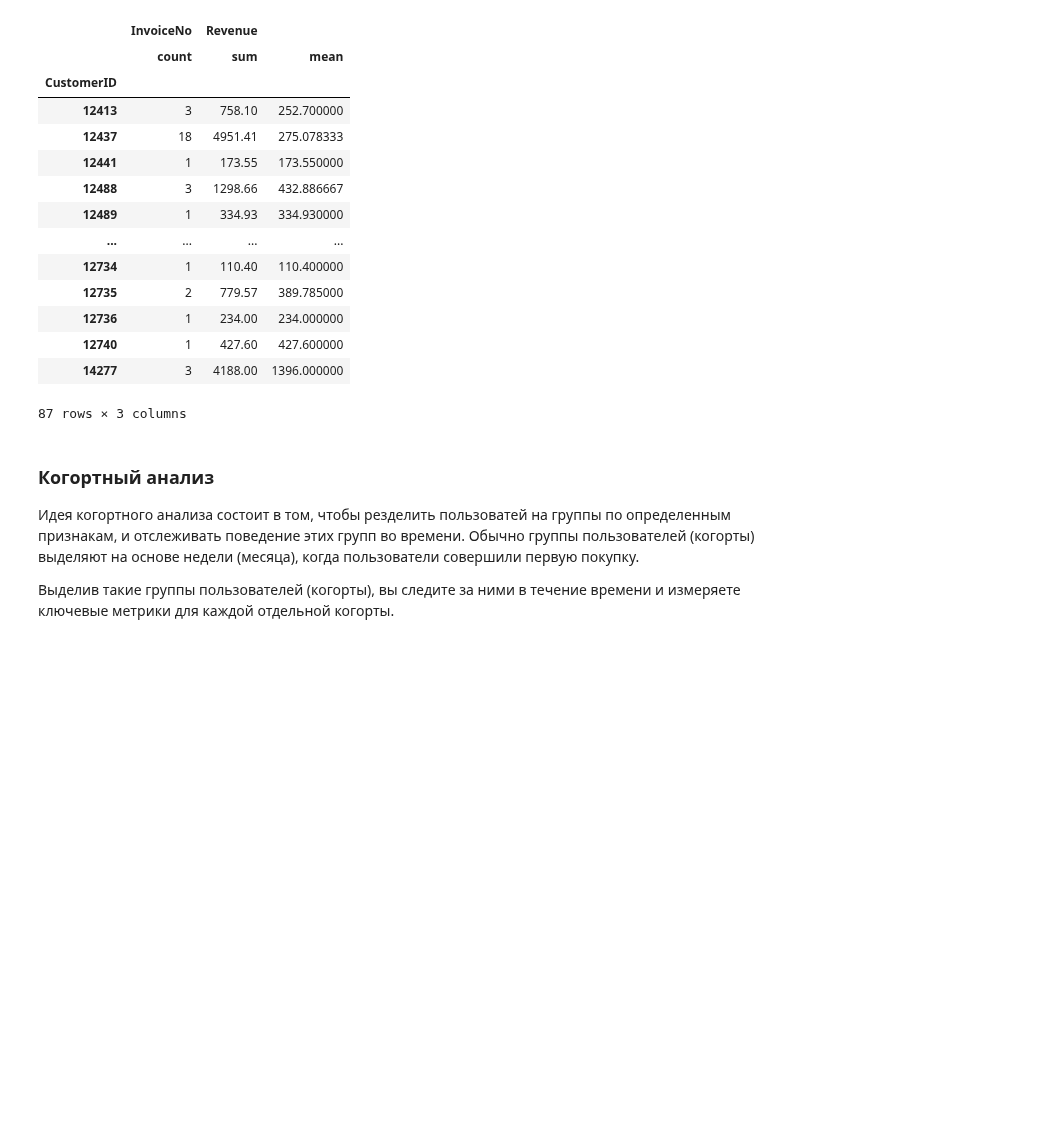
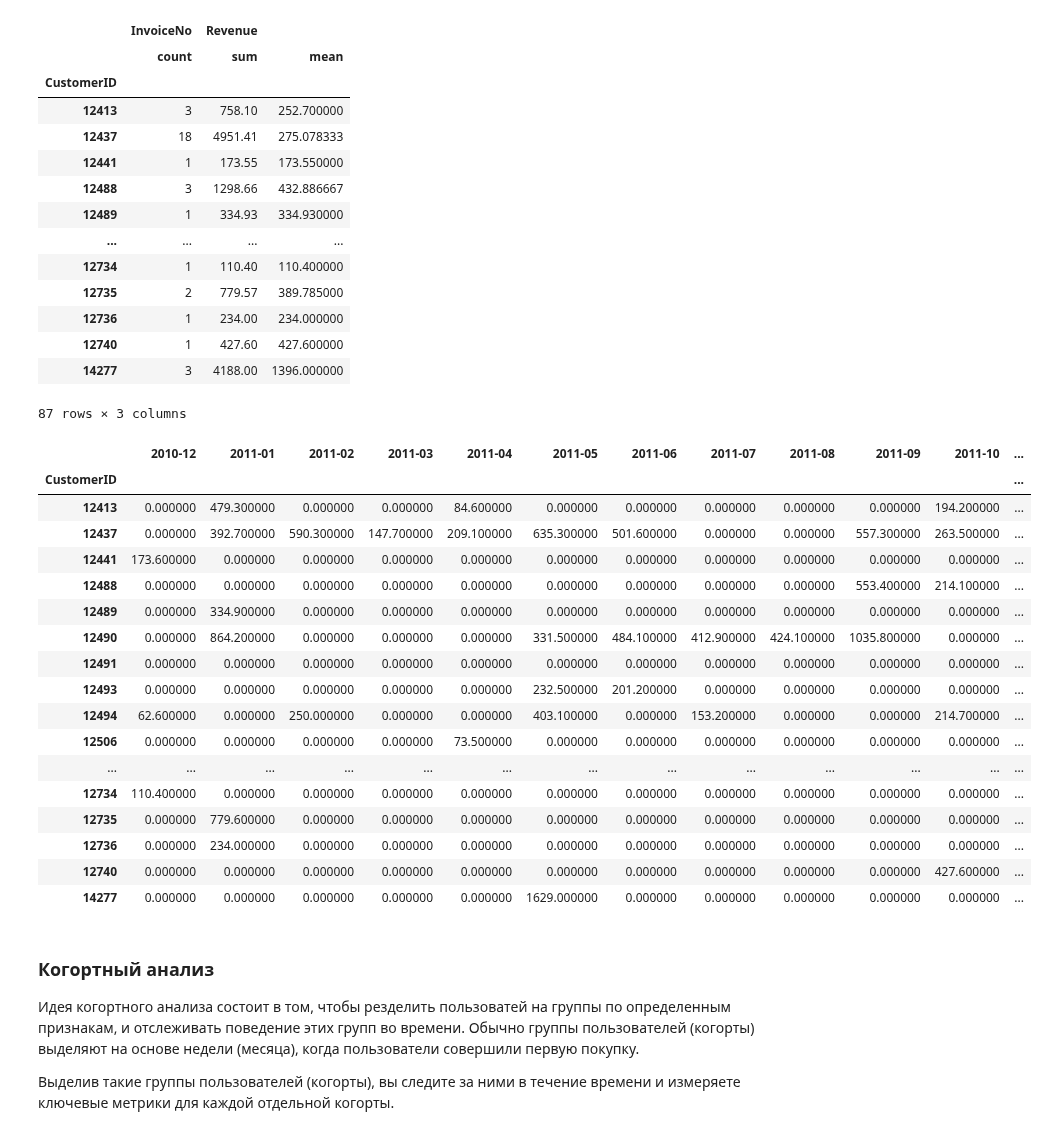
Before and after one commit to AlexandrMenshikov/DataScience_New, a Jupyter notebook: Webinar/sf_pandas_22_01_22.ipynb, the cells around one changed output. Cells and saved outputs as stored; diff of their text form; code cells hidden in the pictures; blank space fills up the shorter version.

```diff
--- a/Webinar/sf_pandas_22_01_22.ipynb
+++ b/Webinar/sf_pandas_22_01_22.ipynb
@@ -465,9 +465,32 @@ display(products)
 87 rows × 3 columns
 # %%
 # объединяем статистику по месяцам и статистику по выручки и количеству заказов в разрезе пользователей
-table_plus = pd.merge(table, products, on='CustomerID')
+table_plus = pd.merge(
+    table,
+    products,
+    on='CustomerID'
+    )
 table_plus.style.highlight_max()
 # table_plus.style.background_gradient(cmap='PuBu')
+# %% [output]
+|  | 2010-12 | 2011-01 | 2011-02 | 2011-03 | 2011-04 | 2011-05 | 2011-06 | 2011-07 | 2011-08 | 2011-09 | 2011-10 | ... |
+| CustomerID |  |  |  |  |  |  |  |  |  |  |  | ... |
+| 12413 | 0.000000 | 479.300000 | 0.000000 | 0.000000 | 84.600000 | 0.000000 | 0.000000 | 0.000000 | 0.000000 | 0.000000 | 194.200000 | ... |
+| 12437 | 0.000000 | 392.700000 | 590.300000 | 147.700000 | 209.100000 | 635.300000 | 501.600000 | 0.000000 | 0.000000 | 557.300000 | 263.500000 | ... |
+| 12441 | 173.600000 | 0.000000 | 0.000000 | 0.000000 | 0.000000 | 0.000000 | 0.000000 | 0.000000 | 0.000000 | 0.000000 | 0.000000 | ... |
+| 12488 | 0.000000 | 0.000000 | 0.000000 | 0.000000 | 0.000000 | 0.000000 | 0.000000 | 0.000000 | 0.000000 | 553.400000 | 214.100000 | ... |
+| 12489 | 0.000000 | 334.900000 | 0.000000 | 0.000000 | 0.000000 | 0.000000 | 0.000000 | 0.000000 | 0.000000 | 0.000000 | 0.000000 | ... |
+| 12490 | 0.000000 | 864.200000 | 0.000000 | 0.000000 | 0.000000 | 331.500000 | 484.100000 | 412.900000 | 424.100000 | 1035.800000 | 0.000000 | ... |
+| 12491 | 0.000000 | 0.000000 | 0.000000 | 0.000000 | 0.000000 | 0.000000 | 0.000000 | 0.000000 | 0.000000 | 0.000000 | 0.000000 | ... |
+| 12493 | 0.000000 | 0.000000 | 0.000000 | 0.000000 | 0.000000 | 232.500000 | 201.200000 | 0.000000 | 0.000000 | 0.000000 | 0.000000 | ... |
+| 12494 | 62.600000 | 0.000000 | 250.000000 | 0.000000 | 0.000000 | 403.100000 | 0.000000 | 153.200000 | 0.000000 | 0.000000 | 214.700000 | ... |
+| 12506 | 0.000000 | 0.000000 | 0.000000 | 0.000000 | 73.500000 | 0.000000 | 0.000000 | 0.000000 | 0.000000 | 0.000000 | 0.000000 | ... |
+| ... | ... | ... | ... | ... | ... | ... | ... | ... | ... | ... | ... | ... |
+| 12734 | 110.400000 | 0.000000 | 0.000000 | 0.000000 | 0.000000 | 0.000000 | 0.000000 | 0.000000 | 0.000000 | 0.000000 | 0.000000 | ... |
+| 12735 | 0.000000 | 779.600000 | 0.000000 | 0.000000 | 0.000000 | 0.000000 | 0.000000 | 0.000000 | 0.000000 | 0.000000 | 0.000000 | ... |
+| 12736 | 0.000000 | 234.000000 | 0.000000 | 0.000000 | 0.000000 | 0.000000 | 0.000000 | 0.000000 | 0.000000 | 0.000000 | 0.000000 | ... |
+| 12740 | 0.000000 | 0.000000 | 0.000000 | 0.000000 | 0.000000 | 0.000000 | 0.000000 | 0.000000 | 0.000000 | 0.000000 | 427.600000 | ... |
+| 14277 | 0.000000 | 0.000000 | 0.000000 | 0.000000 | 0.000000 | 1629.000000 | 0.000000 | 0.000000 | 0.000000 | 0.000000 | 0.000000 | ... |
 # %% [markdown]
 ### Когортный анализ
 
```
Also changed, not shown: parts of 7 cells of this notebook.
